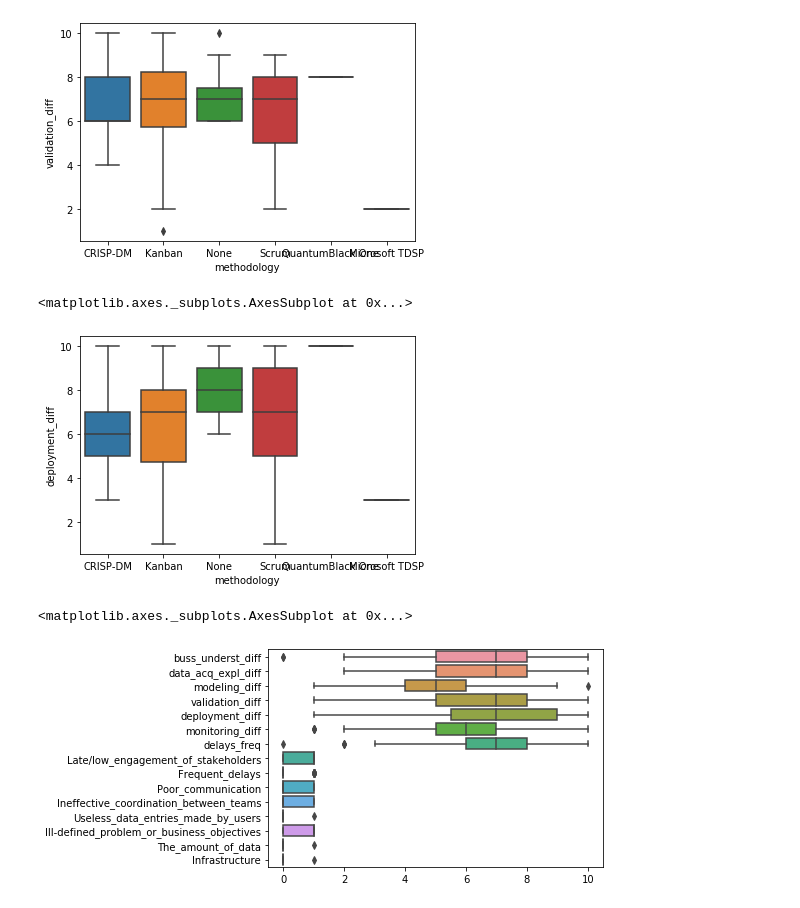
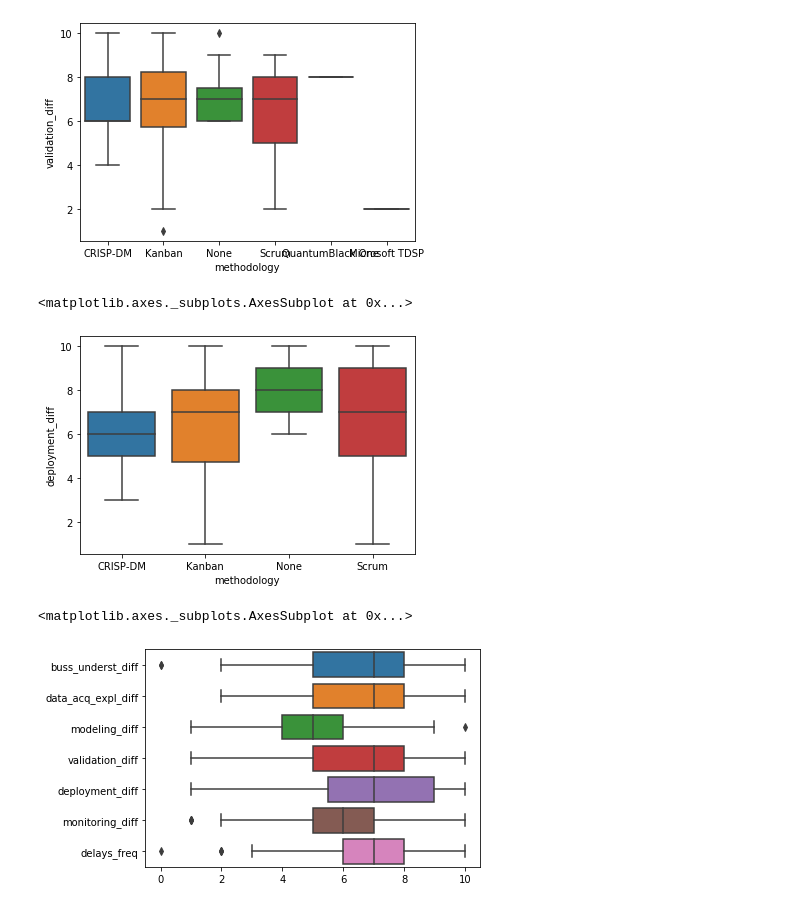
Before and after one commit to welberthdouglas/DS_projects_survey, a Jupyter notebook: EDA_survey.ipynb, the cells around one changed output. Saved outputs shown, nothing was run; the diff lists cells and outputs as text; code cells hidden in the pictures.

```diff
--- a/EDA_survey.ipynb
+++ b/EDA_survey.ipynb
@@ -154,13 +198,14 @@ sns.boxplot(x="methodology", y="validation_diff", data=data)
 <matplotlib.axes._subplots.AxesSubplot at 0x...>
 [figure]
 # %%
-sns.boxplot(x="methodology", y="deployment_diff", data=data)
+
+sns.boxplot(x="methodology", y="deployment_diff", data=df_method)
 # %% [output]
 <matplotlib.axes._subplots.AxesSubplot at 0x...>
-[figure, old version]
+[figure, new version]
 # %%
-sns.boxplot( orient="h", data=data)
+sns.boxplot( orient="h", data=data.iloc[:,:7])
 # %% [output]
 <matplotlib.axes._subplots.AxesSubplot at 0x...>
-[figure, old version]
+[figure, new version]
 # %%
```
Also changed, not shown: parts of 17 cells of this notebook, 1 other file.
